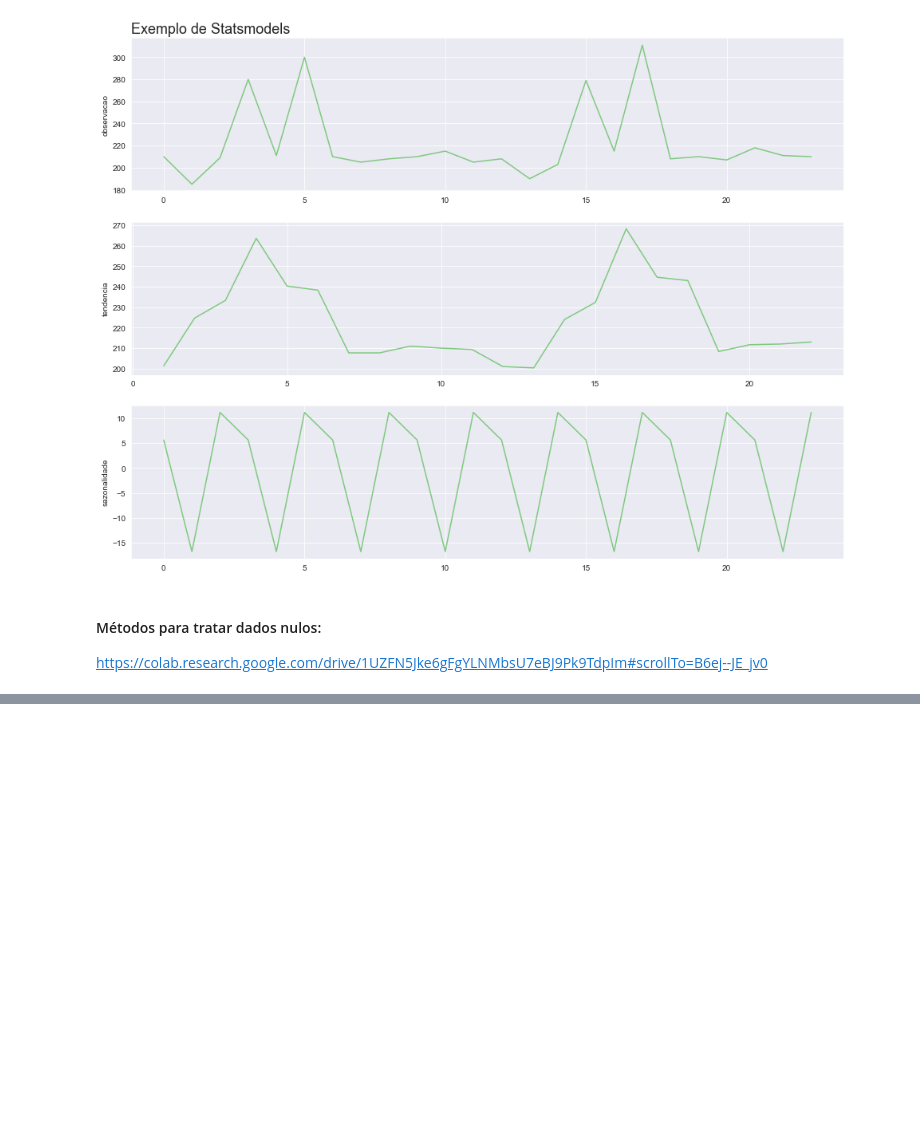
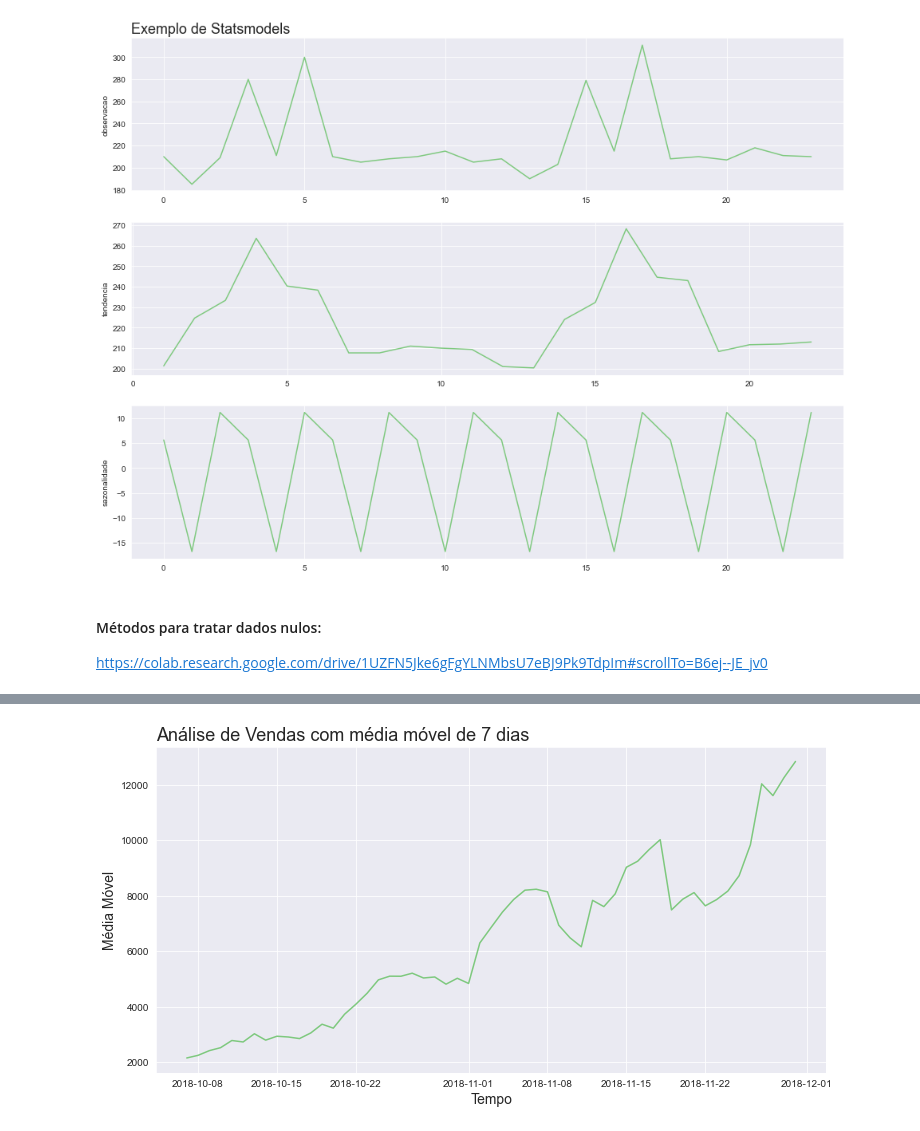
Before and after one commit to arturaraujo614/SeriesTemporais, a Jupyter notebook: SeriesTemporais.ipynb, the cells around one changed output, grey strips where cells are left out. Saved outputs shown, nothing was run; the diff lists cells and outputs as text; code cells hidden in the pictures; blank space fills up the shorter version.

```diff
--- a/SeriesTemporais.ipynb
+++ b/SeriesTemporais.ipynb
@@ -377,0 +414,6 @@ https://colab.research.google.com/drive/1UZFN5Jke6gFgYLNMbsU7eBJ9Pk9TdpIm#scroll
+# %%
+alucel['media_movel'] = alucel['vendas'].rolling(7).mean()
+# %%
+plotar('Análise de Vendas com média móvel de 7 dias','Tempo','Média Móvel','dia','media_movel',alucel)
+# %% [output]
+[figure, added]
```
Also changed, not shown: parts of 12 cells of this notebook.
